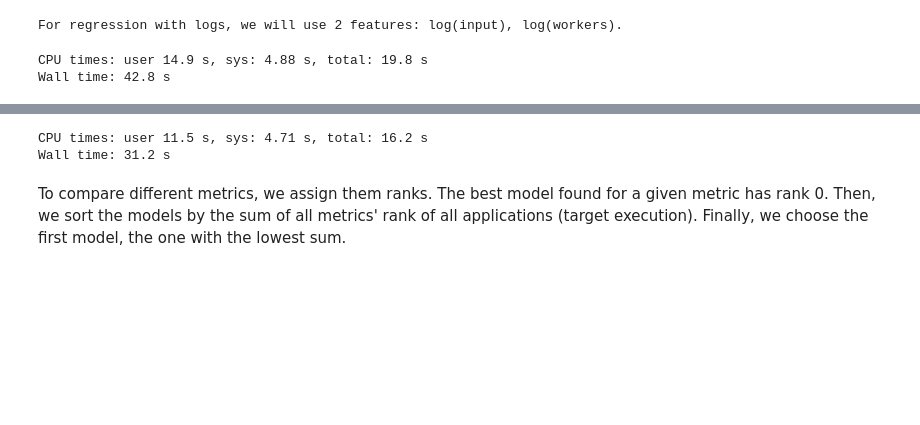
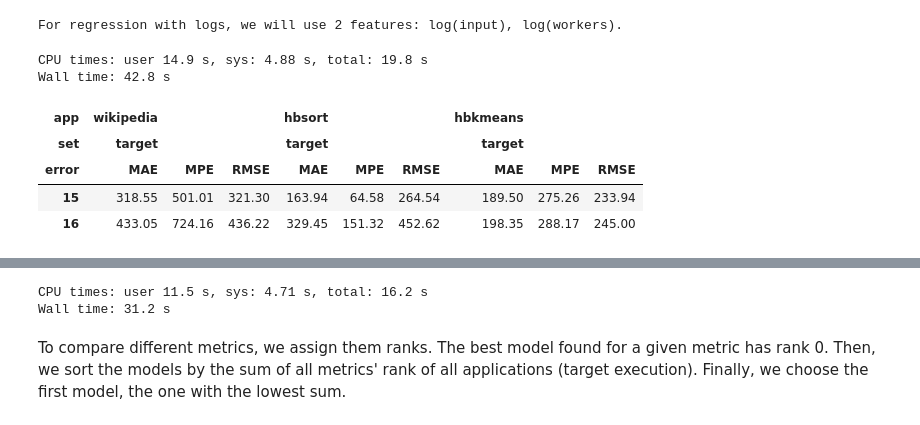
Before and after one commit to cemsbr/phd_notebook, a Jupyter notebook: notebooks/002-Wikipedia, HBSort, HBKmeans - No disk.ipynb, the cells around one changed output, grey strips where cells are left out. Cells and saved outputs as stored; diff of their text form; code cells hidden in the pictures; blank space fills up the shorter version.

```diff
--- a/notebooks/002-Wikipedia, HBSort, HBKmeans - No disk.ipynb
+++ b/notebooks/002-Wikipedia, HBSort, HBKmeans - No disk.ipynb
@@ -370,0 +379,9 @@ Wall time: 42.8 s
+# %%
+cols2drop = [(app, 'profiling', err) for app in APPS for err in errs]
+df_values.loc[15:16,:].drop(cols2drop, axis=1)
+# %% [output]
+| app | wikipedia |  |  | hbsort |  |  | hbkmeans |  |  |
+| set | target |  |  | target |  |  | target |  |  |
+| error | MAE | MPE | RMSE | MAE | MPE | RMSE | MAE | MPE | RMSE |
+| 15 | 318.55 | 501.01 | 321.30 | 163.94 | 64.58 | 264.54 | 189.50 | 275.26 | 233.94 |
+| 16 | 433.05 | 724.16 | 436.22 | 329.45 | 151.32 | 452.62 | 198.35 | 288.17 | 245.00 |
```
Also changed, not shown: parts of 8 cells of this notebook.
